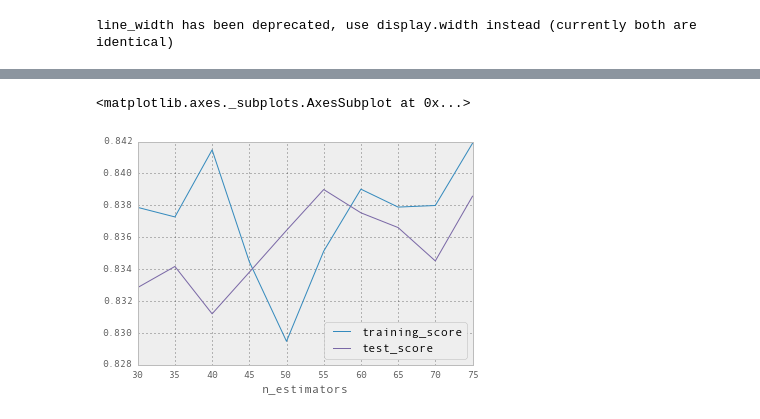
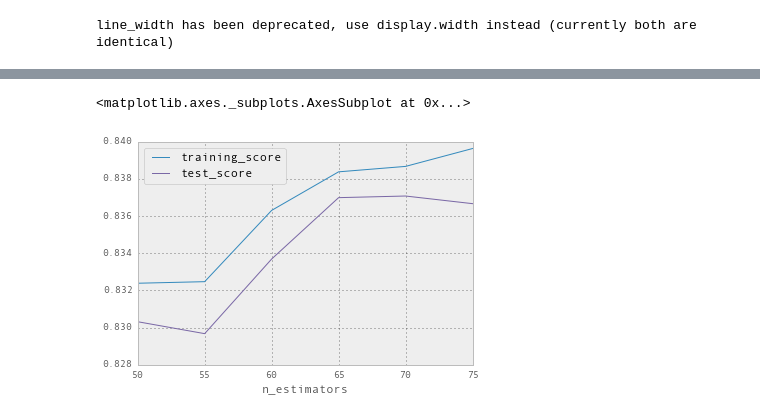
Before and after one commit to sshegheva/bag-of-algorithms, a Jupyter notebook: analysis/notebooks/ada_bost.ipynb, the cells around one changed output, grey strips where cells are left out. Drawn from its saved outputs; the diff is of its cells as text; code cells hidden in the pictures.

```diff
--- a/analysis/notebooks/ada_bost.ipynb
+++ b/analysis/notebooks/ada_bost.ipynb
@@ -29,8 +29,8 @@ INFO:algo_evaluation:Created Ada Boost classifier with params {'n_estimators': 4
 # %%
-pd.rollestimators_df.plot()
+pd.rolling_mean(estimators_df, 5).plot()
 # %% [output]
 <matplotlib.axes._subplots.AxesSubplot at 0x...>
-[figure, old version]
+[figure, new version]
 # %%
 learning_rate_df = estimate_best_learning_rate()
 # %% [output]
```
Also changed, not shown: parts of 9 cells of this notebook, 1 other file.
